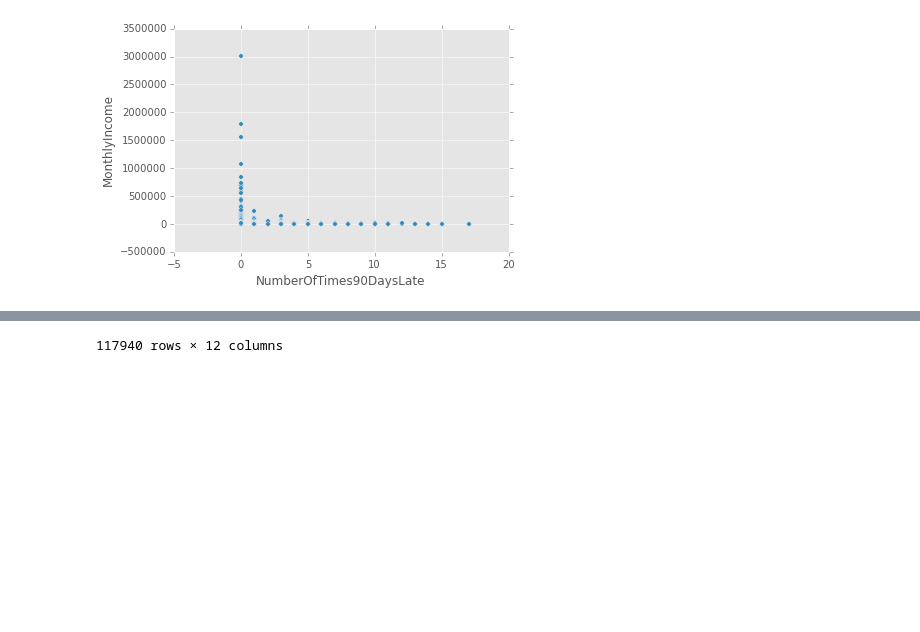
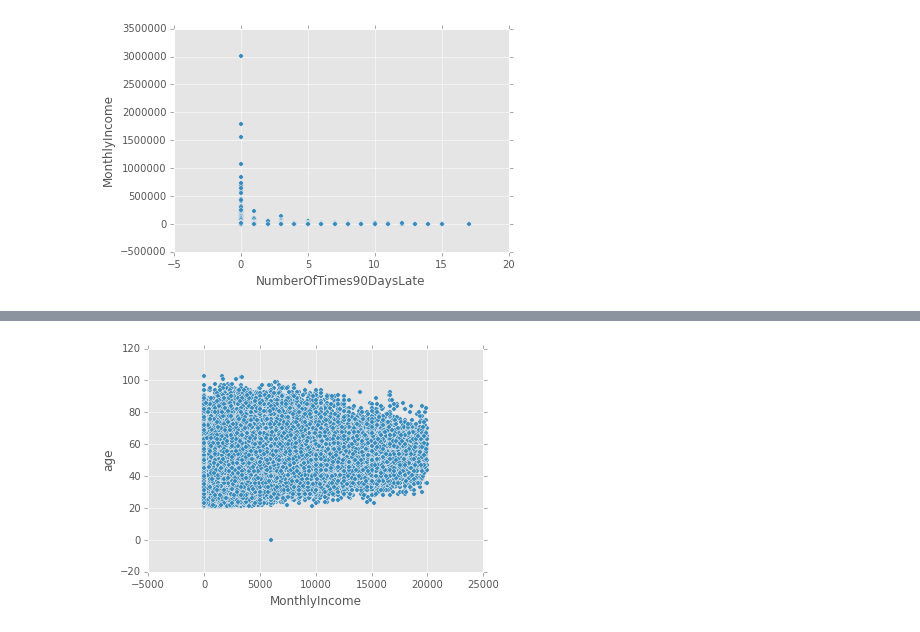
Before and after one commit to roechi/machine_learning_assignment, a Jupyter notebook: beleg2/analysis.ipynb, the cells around one changed output, grey strips where cells are left out. Cells and saved outputs as stored; diff of their text form; code cells hidden in the pictures; blank space fills up the shorter version.

```diff
--- a/beleg2/analysis.ipynb
+++ b/beleg2/analysis.ipynb
@@ -127,3 +131,4 @@ df.loc[df['NumberOfTimes90DaysLate'] < 80].plot(kind='scatter', x='NumberOfTimes
 # %%
-df.loc[df['MonthlyIncome'] < 20000]
+df.loc[df['MonthlyIncome'] < 20000].plot(kind='scatter', x='MonthlyIncome', y='age')
+plt.show()
 # %% [output]
@@ -147 +135 @@ df.loc[df['MonthlyIncome'] < 20000]
-117940 rows × 12 columns
+[figure, added]
```
Also changed, not shown: parts of 18 cells of this notebook, 2 other files.
